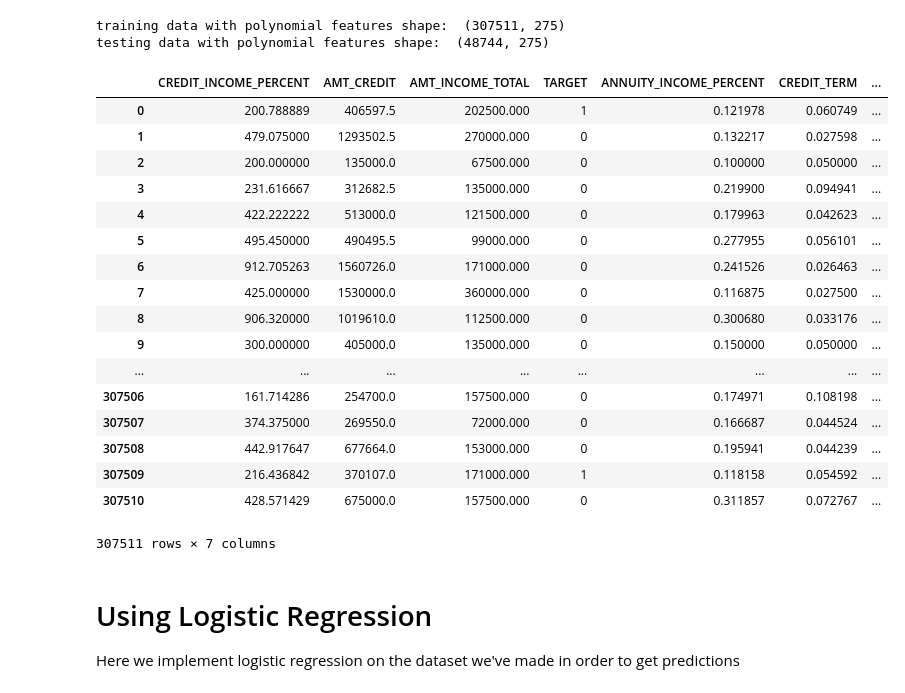
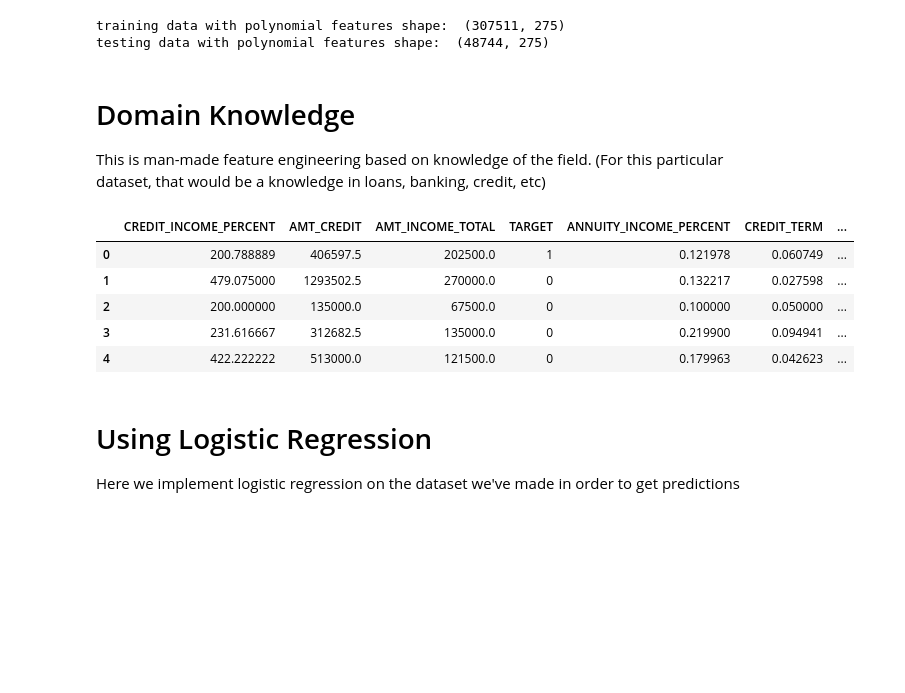
Before and after one commit to RitterGustave-TR/Bank-Risk-Analysis, a Jupyter notebook: training/Exploratory_data_analysis.ipynb, the cells around one changed output. Saved outputs shown, nothing was run; the diff lists cells and outputs as text; code cells hidden in the pictures; blank space fills up the shorter version.

```diff
--- a/training/Exploratory_data_analysis.ipynb
+++ b/training/Exploratory_data_analysis.ipynb
@@ -489,6 +489,10 @@ print('testing data with polynomial features shape: ', apptest_poly.shape)
 # %% [output]
 training data with polynomial features shape:  (307511, 275)
 testing data with polynomial features shape:  (48744, 275)
+# %% [markdown]
+# Domain Knowledge
+
+This is man-made feature engineering based on knowledge of the field. (For this particular dataset, that would be a knowledge in loans, banking, credit, etc)
 # %%
 apptrain_domain = apptrain.copy()
 apptest_domain = apptest.copy()
@@ -503,26 +507,14 @@ apptest_domain['ANNUITY_INCOME_PERCENT'] = apptest_domain['AMT_ANNUITY'] / appte
 apptest_domain['CREDIT_TERM'] = apptest_domain['AMT_ANNUITY'] / apptest_domain['AMT_CREDIT']
 apptest_domain['DAYS_EMPLOYED_PERCENT'] = apptest_domain['DAYS_EMPLOYED'] / apptest_domain['DAYS_BIRTH']
 # %%
-apptrain_domain[['CREDIT_INCOME_PERCENT', 'AMT_CREDIT', 'AMT_INCOME_TOTAL', 'TARGET', 'ANNUITY_INCOME_PERCENT', 'CREDIT_TERM', 'DAYS_EMPLOYED_PERCENT']]
+apptrain_domain[['CREDIT_INCOME_PERCENT', 'AMT_CREDIT', 'AMT_INCOME_TOTAL', 'TARGET', 'ANNUITY_INCOME_PERCENT', 'CREDIT_TERM', 'DAYS_EMPLOYED_PERCENT']].head()
 # %% [output]
 |  | CREDIT_INCOME_PERCENT | AMT_CREDIT | AMT_INCOME_TOTAL | TARGET | ANNUITY_INCOME_PERCENT | CREDIT_TERM | ... |
-| 0 | 200.788889 | 406597.5 | 202500.000 | 1 | 0.121978 | 0.060749 | ... |
-| 1 | 479.075000 | 1293502.5 | 270000.000 | 0 | 0.132217 | 0.027598 | ... |
-| 2 | 200.000000 | 135000.0 | 67500.000 | 0 | 0.100000 | 0.050000 | ... |
-| 3 | 231.616667 | 312682.5 | 135000.000 | 0 | 0.219900 | 0.094941 | ... |
-| 4 | 422.222222 | 513000.0 | 121500.000 | 0 | 0.179963 | 0.042623 | ... |
-| 5 | 495.450000 | 490495.5 | 99000.000 | 0 | 0.277955 | 0.056101 | ... |
-| 6 | 912.705263 | 1560726.0 | 171000.000 | 0 | 0.241526 | 0.026463 | ... |
-| 7 | 425.000000 | 1530000.0 | 360000.000 | 0 | 0.116875 | 0.027500 | ... |
-| 8 | 906.320000 | 1019610.0 | 112500.000 | 0 | 0.300680 | 0.033176 | ... |
-| 9 | 300.000000 | 405000.0 | 135000.000 | 0 | 0.150000 | 0.050000 | ... |
-| ... | ... | ... | ... | ... | ... | ... | ... |
-| 307506 | 161.714286 | 254700.0 | 157500.000 | 0 | 0.174971 | 0.108198 | ... |
-| 307507 | 374.375000 | 269550.0 | 72000.000 | 0 | 0.166687 | 0.044524 | ... |
-| 307508 | 442.917647 | 677664.0 | 153000.000 | 0 | 0.195941 | 0.044239 | ... |
-| 307509 | 216.436842 | 370107.0 | 171000.000 | 1 | 0.118158 | 0.054592 | ... |
-| 307510 | 428.571429 | 675000.0 | 157500.000 | 0 | 0.311857 | 0.072767 | ... |
+| 0 | 200.788889 | 406597.5 | 202500.0 | 1 | 0.121978 | 0.060749 | ... |
+| 1 | 479.075000 | 1293502.5 | 270000.0 | 0 | 0.132217 | 0.027598 | ... |
+| 2 | 200.000000 | 135000.0 | 67500.0 | 0 | 0.100000 | 0.050000 | ... |
+| 3 | 231.616667 | 312682.5 | 135000.0 | 0 | 0.219900 | 0.094941 | ... |
+| 4 | 422.222222 | 513000.0 | 121500.0 | 0 | 0.179963 | 0.042623 | ... |
-307511 rows × 7 columns
 # %% [markdown]
 # Using Logistic Regression
 
```
Also changed, not shown: parts of 20 cells of this notebook, 5 other files.
